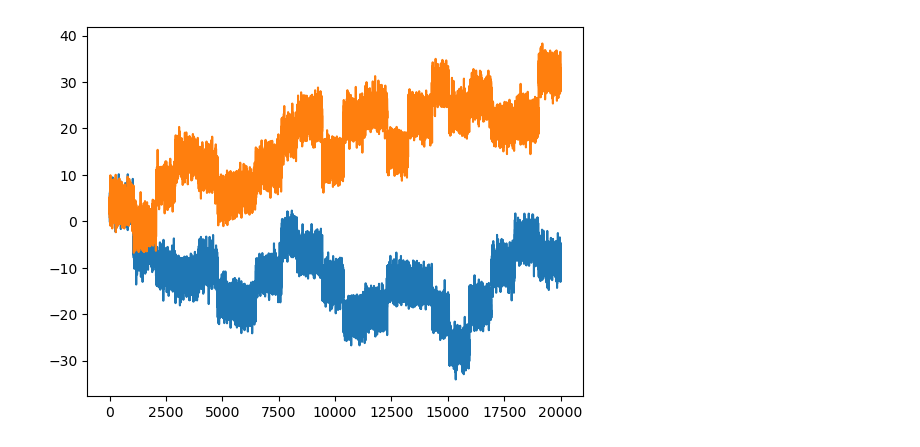
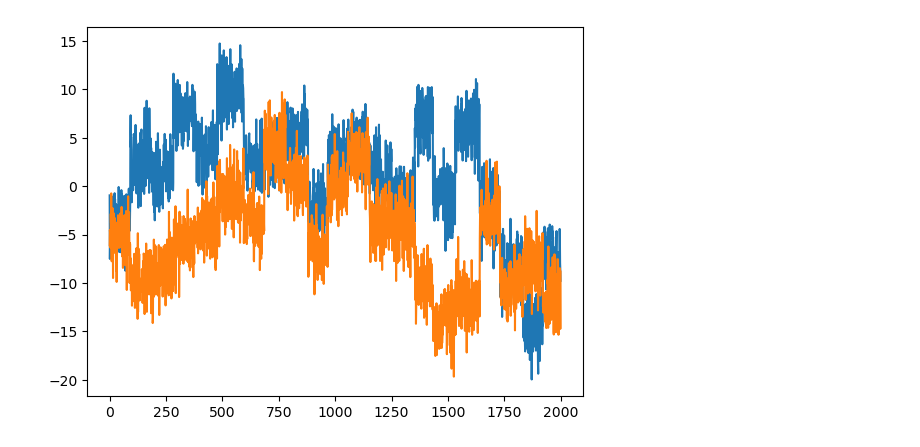
Before and after one commit to deepcharles/Deep-change-point-detection, a Jupyter notebook: notebooks/algo.ipynb, the cells around one changed output. Drawn from its saved outputs; the diff is of its cells as text; code cells hidden in the pictures.

```diff
--- a/notebooks/algo.ipynb
+++ b/notebooks/algo.ipynb
@@ -15,10 +22,7 @@ from deepcpd import (
 # %%
-signal, bkps = rpt.pw_constant(20_000, n_bkps=20, n_features=2, noise_std=2)
+signal, bkps = rpt.pw_constant(2000, n_bkps=20, n_features=2, noise_std=2)
 _ = plt.plot(signal)
 
 centroids, labels = kmeans2(signal, 50)
-
-signal = jnp.array(signal)
-centroids = jnp.array(centroids)
 # %% [output]
-[figure, old version]
+[figure, new version]
```
Also changed, not shown: parts of 10 cells of this notebook.
